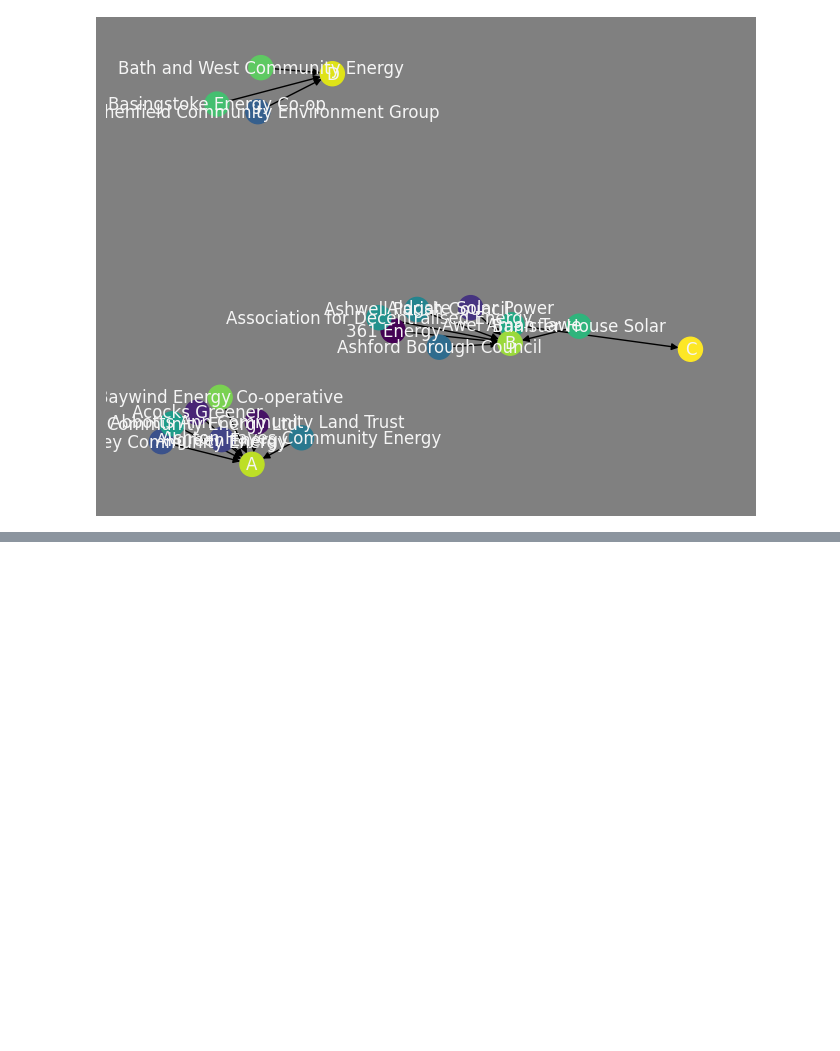
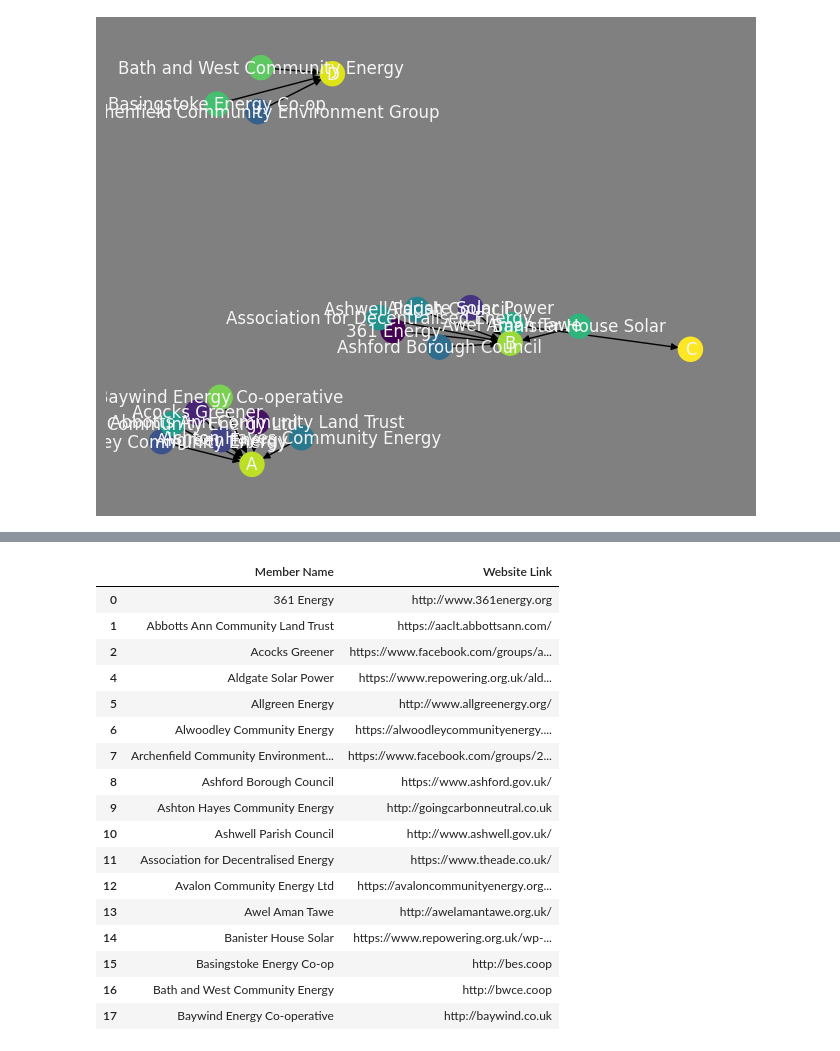
Before and after one commit to oliverkiranbrown/Renewable-Energy-Connect, a Jupyter notebook: ideation.ipynb, the cells around one changed output, grey strips where cells are left out. Saved outputs shown, nothing was run; the diff lists cells and outputs as text; code cells hidden in the pictures; blank space fills up the shorter version.

```diff
--- a/ideation.ipynb
+++ b/ideation.ipynb
@@ -180,0 +201,22 @@ example.html
+# %%
+df_attributes = df[['Member Name','Website Link']]
+df_attributes
+# %% [output]
+|  | Member Name | Website Link |
+| 0 | 361 Energy | http://www.361energy.org |
+| 1 | Abbotts Ann Community Land Trust | https://aaclt.abbottsann.com/ |
+| 2 | Acocks Greener | https://www.facebook.com/groups/a... |
+| 4 | Aldgate Solar Power | https://www.repowering.org.uk/ald... |
+| 5 | Allgreen Energy | http://www.allgreenergy.org/ |
+| 6 | Alwoodley Community Energy | https://alwoodleycommunityenergy.... |
+| 7 | Archenfield Community Environment... | https://www.facebook.com/groups/2... |
+| 8 | Ashford Borough Council | https://www.ashford.gov.uk/ |
+| 9 | Ashton Hayes Community Energy | http://goingcarbonneutral.co.uk |
+| 10 | Ashwell Parish Council | http://www.ashwell.gov.uk/ |
+| 11 | Association for Decentralised Energy | https://www.theade.co.uk/ |
+| 12 | Avalon Community Energy Ltd | https://avaloncommunityenergy.org... |
+| 13 | Awel Aman Tawe | http://awelamantawe.org.uk/ |
+| 14 | Banister House Solar | https://www.repowering.org.uk/wp-... |
+| 15 | Basingstoke Energy Co-op | http://bes.coop |
+| 16 | Bath and West Community Energy | http://bwce.coop |
+| 17 | Baywind Energy Co-operative | http://baywind.co.uk |
```
Also changed, not shown: parts of 9 cells of this notebook, 1 other file.
